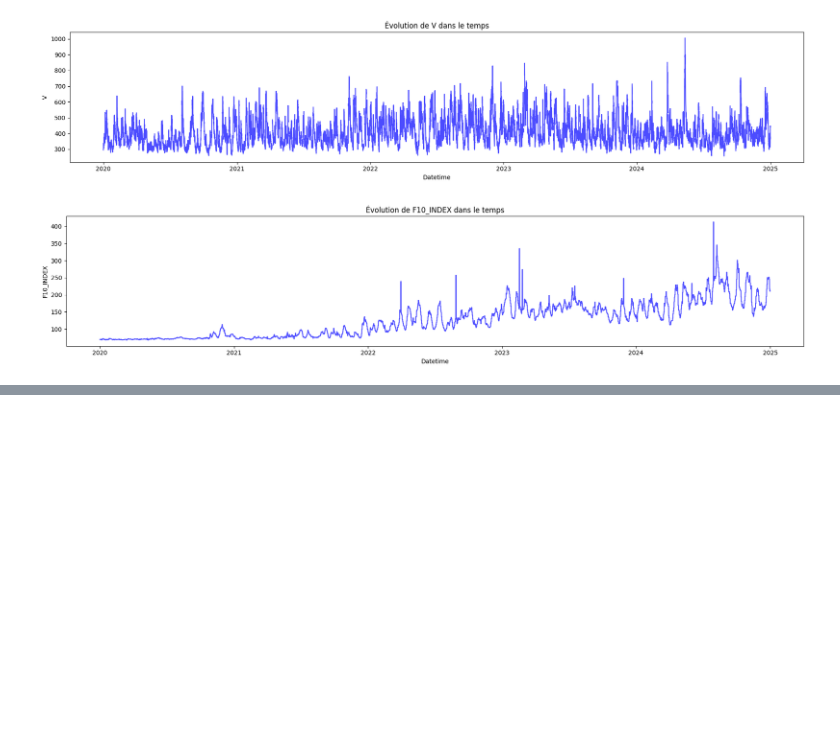
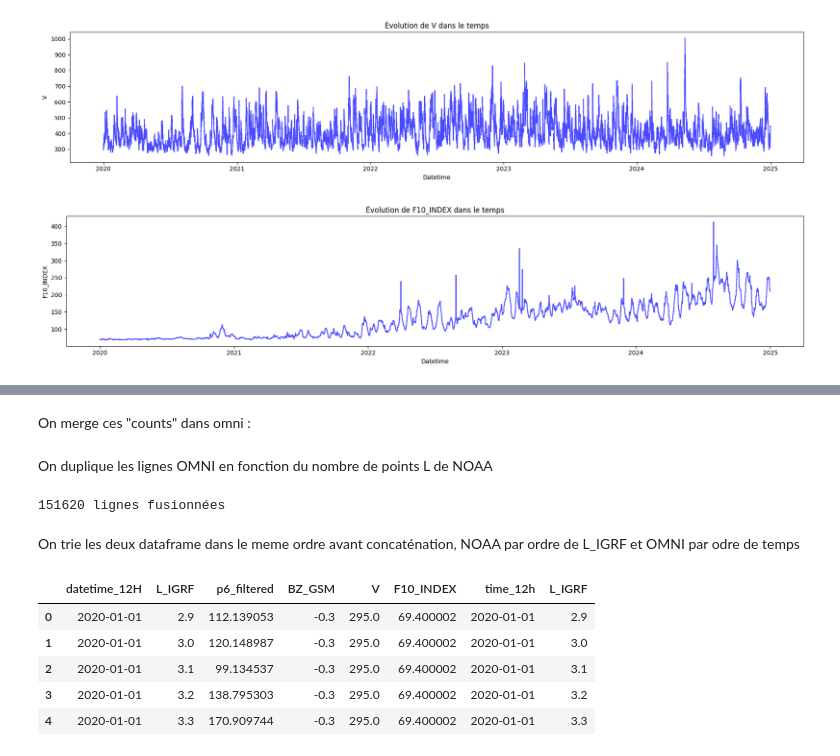
Before and after one commit to zomboky/space-data, a Jupyter notebook: main.ipynb, the cells around one changed output, grey strips where cells are left out. Saved outputs shown, nothing was run; the diff lists cells and outputs as text; code cells hidden in the pictures; blank space fills up the shorter version.

```diff
--- a/main.ipynb
+++ b/main.ipynb
@@ -621,0 +667,2 @@ for col in cols:
+# %%
+df_omni_filtered['time_12h'] = df_omni_filtered.index.floor("12h")
@@ -621,0 +691,2 @@ for col in cols:
+# %% [markdown]
+On merge ces "counts" dans omni :
@@ -621,0 +701,34 @@ for col in cols:
+# %% [markdown]
+On duplique les lignes OMNI en fonction du nombre de points L de NOAA
+# %%
+# --- 1) Duplique OMNI par timestamp ----
+df_omni_repeated = (
+    df_omni_filtered
+    .reindex(df_grouped['datetime_12H'].values, method='pad')
+    .reset_index(drop=True)
+)
+
+# --- 2) Ajoute L directement depuis NOAA ---
+df_omni_repeated['L_IGRF'] = df_grouped['L_IGRF'].values
+
+# --- 3) Fusion parfaite des deux tableaux ---
+df_merged = pd.concat(
+    [df_grouped.reset_index(drop=True),
+     df_omni_repeated.reset_index(drop=True)],
+    axis=1
+)
+
+print(len(df_merged), "lignes fusionnées")
+# %% [output]
+151620 lignes fusionnées
+# %% [markdown]
+On trie les deux dataframe dans le meme ordre avant concaténation, NOAA par ordre de L_IGRF et OMNI par odre de temps
+# %%
+df_merged.head()
+# %% [output]
+|  | datetime_12H | L_IGRF | p6_filtered | BZ_GSM | V | F10_INDEX | time_12h | L_IGRF |
+| 0 | 2020-01-01 | 2.9 | 112.139053 | -0.3 | 295.0 | 69.400002 | 2020-01-01 | 2.9 |
+| 1 | 2020-01-01 | 3.0 | 120.148987 | -0.3 | 295.0 | 69.400002 | 2020-01-01 | 3.0 |
+| 2 | 2020-01-01 | 3.1 | 99.134537 | -0.3 | 295.0 | 69.400002 | 2020-01-01 | 3.1 |
+| 3 | 2020-01-01 | 3.2 | 138.795303 | -0.3 | 295.0 | 69.400002 | 2020-01-01 | 3.2 |
+| 4 | 2020-01-01 | 3.3 | 170.909744 | -0.3 | 295.0 | 69.400002 | 2020-01-01 | 3.3 |
```
Also changed, not shown: parts of 10 cells of this notebook, 2 other files.
